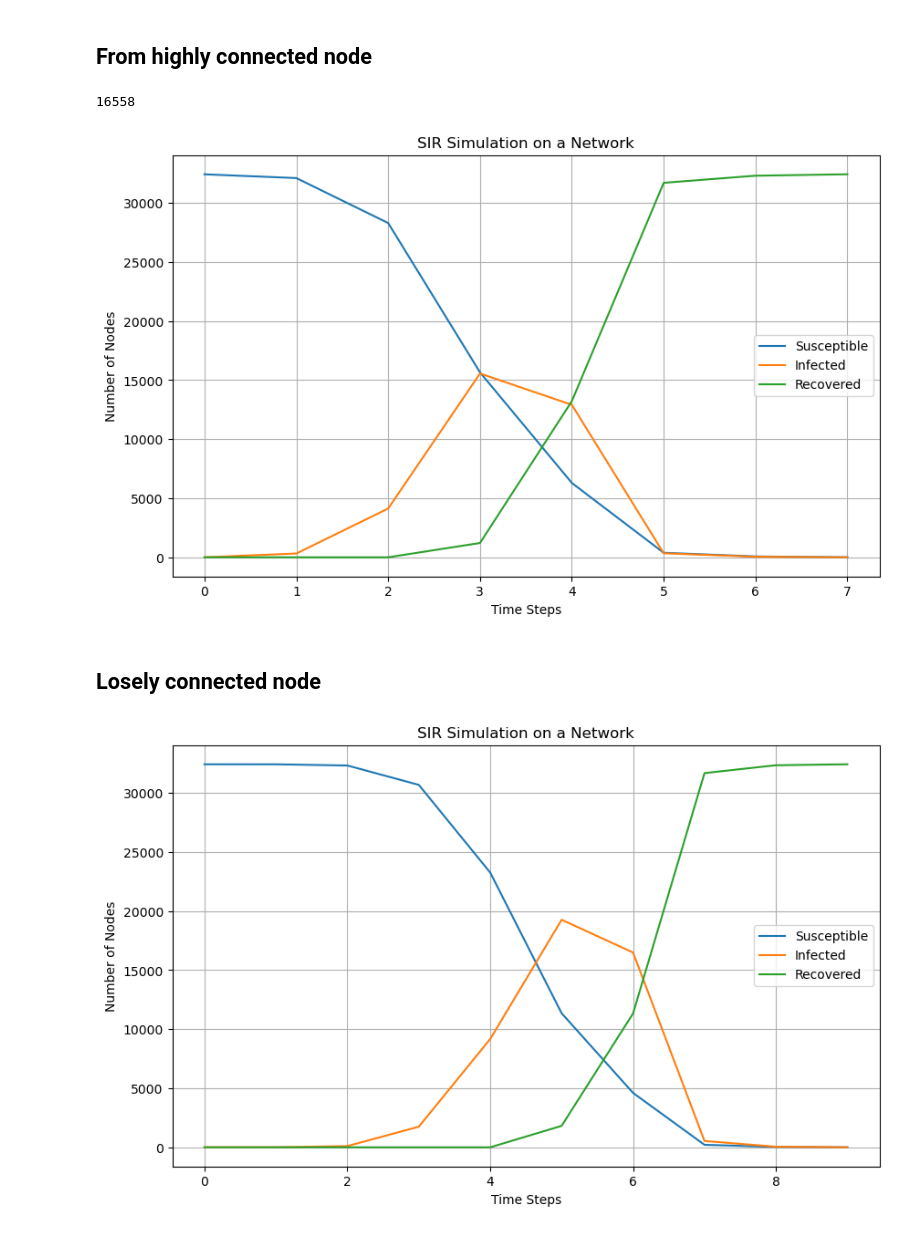
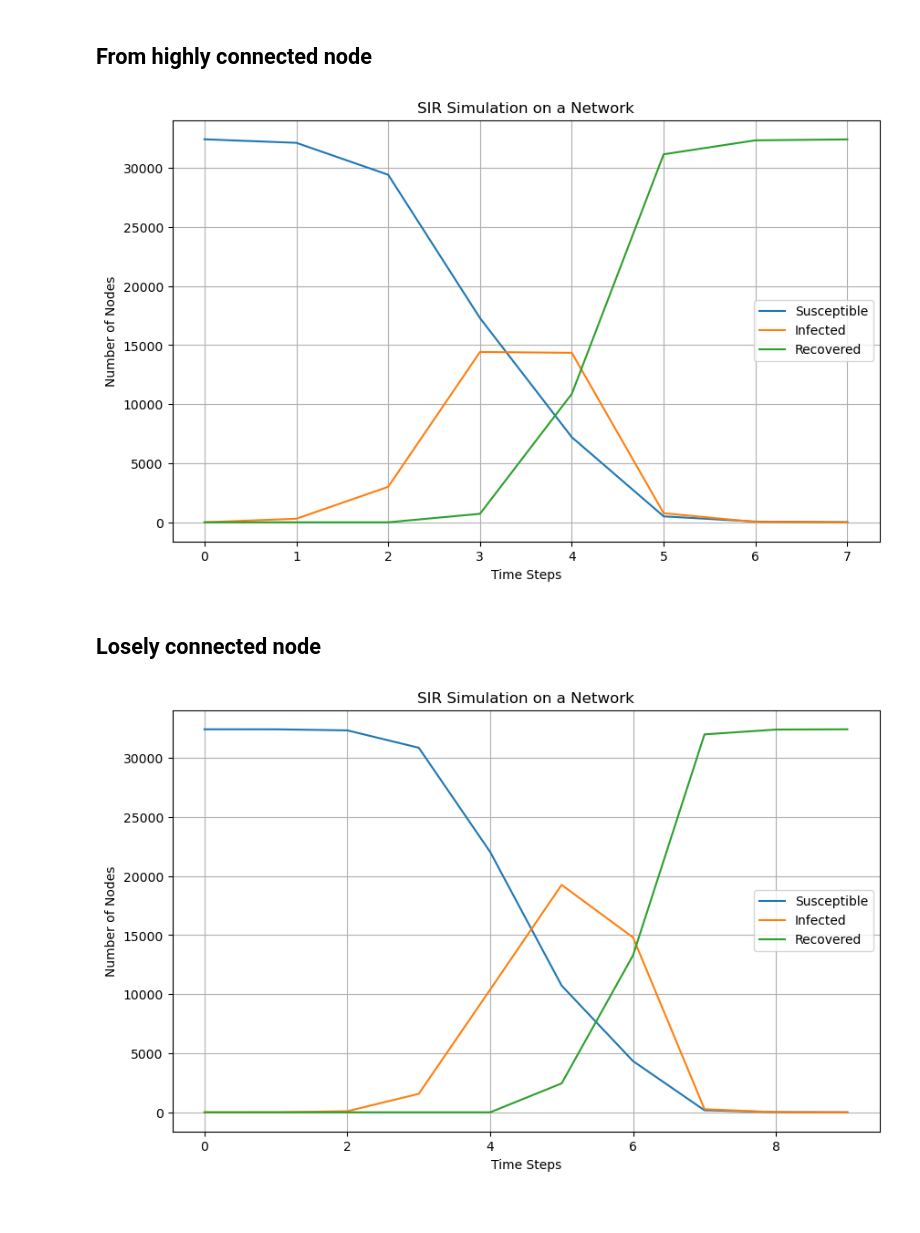
Before and after one commit to kfkfkflmej/NA_EU_emails_2024, a Jupyter notebook: SIR.ipynb, the cells around one changed output. Drawn from its saved outputs; the diff is of its cells as text; code cells hidden in the pictures.

```diff
--- a/SIR.ipynb
+++ b/SIR.ipynb
@@ -218,16 +218,16 @@ plt.show()
 ## Random case
 # %%
 # Load the CSV file and create the graph
-file_path = 'data\data_random_graph.csv'  # Update with the actual path to your file
-#file_path = 'data\data - fixed numbers.csv'
+#file_path = 'data\\final_random_graph.csv'  # Update with the actual path to your file
+file_path = 'data\data - fixed numbers.csv'
 edge_df = pd.read_csv(file_path, delimiter=' ')
 G = nx.from_pandas_edgelist(edge_df, 'Source', 'Target')
 
 # SIR parameters
 beta = 0.5      # Transmission probability
-gamma = 0.3  # Recovery probability
-initial_infected_fraction = 0.001  # Initial fraction of infected nodes
-recovery_threshold = 0.15  # Threshold for recovery
+gamma = 0.23  # Recovery probability
+#initial_infected_fraction = 0.001  # Initial fraction of infected nodes
+recovery_threshold = 0.05  # Threshold for recovery
 
 # Initialize states
 nodes = list(G.nodes)
@@ -302,9 +302,9 @@ G = nx.from_pandas_edgelist(edge_df, 'Source', 'Target')
 
 # SIR parameters
 beta = 0.5      # Transmission probability
-gamma = 0.3  # Recovery probability
+gamma = 0.23  # Recovery probability
 #initial_infected_fraction = 0.001  # Initial fraction of infected nodes
-recovery_threshold = 0.10  # Threshold for recovery
+recovery_threshold = 0.05  # Threshold for recovery
 
 # Initialize states
 nodes = list(G.nodes)
@@ -367,8 +367,7 @@ plt.legend()
 plt.grid()
 plt.show()
 # %% [output]
-16558
-[figure, old version]
+[figure, new version]
 # %% [markdown]
 ## Losely connected node
 # %%
@@ -380,9 +379,9 @@ G = nx.from_pandas_edgelist(edge_df, 'Source', 'Target')
 
 # SIR parameters
 beta = 0.5      # Transmission probability
-gamma = 0.2  # Recovery probability
+gamma = 0.23  # Recovery probability
 initial_infected_fraction = 0.001  # Initial fraction of infected nodes
-recovery_threshold = 0.15  # Threshold for recovery
+recovery_threshold = 0.05  # Threshold for recovery
 
 # Initialize states
 nodes = list(G.nodes)
@@ -418,31 +417,31 @@ for t in range(time_steps):
         if node_states[node] == 'R':
             for neighbor in G.neighbors(node):
                 if node_states[neighbor] == 'S' or node_states[neighbor] == 'I':
                     new_states[neighbor] = 'R'
 
             #if np.random.rand() < gamma and recovery_threshold == 1:
                 #new_states[node] = 'R'
 
     # Update states
     node_states = new_states
     susceptible_counts.append(sum(1 for state in node_states.values() if state == 'S'))
     infected_counts.append(sum(1 for state in node_states.values() if state == 'I'))
     recovered_counts.append(sum(1 for state in node_states.values() if state == 'R'))
 
     # Break if no more infected
     if infected_counts[-1] == 0:
         break
 
 # Plot results
 plt.figure(figsize=(10, 6))
 plt.plot(susceptible_counts, label="Susceptible")
 plt.plot(infected_counts, label="Infected")
 plt.plot(recovered_counts, label="Recovered")
 plt.xlabel("Time Steps")
 plt.ylabel("Number of Nodes")
 plt.title("SIR Simulation on a Network")
 plt.legend()
 plt.grid()
 plt.show()
 # %% [output]
-[figure, old version]
+[figure, new version]
```
Also changed, not shown: parts of 1 cell of this notebook, 1 other file.
